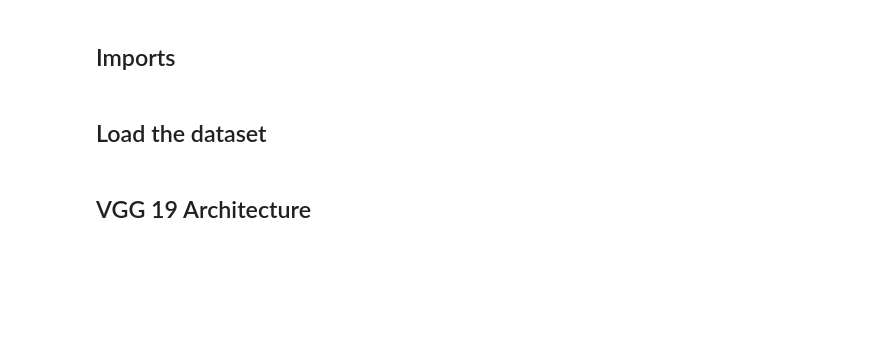
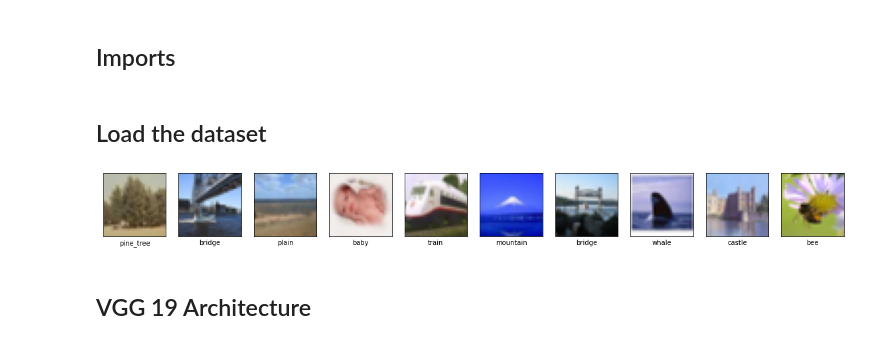
Before and after one commit to Lucs1590/vgg_bpca, a Jupyter notebook: notebooks/vgg_net.ipynb, the cells around one changed output. Drawn from its saved outputs; the diff is of its cells as text; code cells hidden in the pictures; blank space fills up the shorter version.

```diff
--- a/notebooks/vgg_net.ipynb
+++ b/notebooks/vgg_net.ipynb
@@ -11,0 +37,4 @@ We are trying to reproduce the results of the paper [1] and after we will try to
+# %%
+(X_train, y_train), (X_test, y_test) = cifar100.load_data()
+X_train = X_train / 255.0
+X_test = X_test / 255.0
@@ -12,3 +43,30 @@ We are trying to reproduce the results of the paper [1] and after we will try to
+# %%
+labels =  ['apple', 'aquarium_fish', 'baby', 'bear', 'beaver', 'bed', 'bee', 'beetle', 'bicycle', 'bottle', 'bowl', 'boy', 'bridge', 'bus', 'butterfly',
+           'camel', 'can', 'castle', 'caterpillar', 'cattle', 'chair', 'chimpanzee', 'clock', 'cloud', 'cockroach', 'couch', 'crab', 'crocodile', 'cup',
+           'dinosaur', 'dolphin', 'elephant', 'flatfish', 'forest', 'fox', 'girl', 'hamster', 'house', 'kangaroo', 'computer_keyboard',
+           'lamp', 'lawn_mower', 'leopard', 'lion', 'lizard', 'lobster', 'man', 'maple_tree', 'motorcycle', 'mountain', 'mouse', 'mushroom',
+           'oak_tree', 'orange', 'orchid', 'otter', 'palm_tree', 'pear', 'pickup_truck', 'pine_tree', 'plain', 'plate', 'poppy', 'porcupine', 'possum',
+           'rabbit', 'raccoon', 'ray', 'road', 'rocket', 'rose',
+           'sea', 'seal', 'shark', 'shrew', 'skunk', 'skyscraper', 'snail', 'snake', 'spider', 'squirrel', 'streetcar', 'sunflower', 'sweet_pepper',
+           'table', 'tank', 'telephone', 'television', 'tiger', 'tractor', 'train', 'trout', 'tulip', 'turtle',
+           'wardrobe', 'whale', 'willow_tree', 'wolf', 'woman', 'worm']
+# %%
+plt.figure(figsize=(20, 3))
+
+for i in range(10):
+    plt.subplot(1, 10, i + 1)
+    plt.xticks([])
+    plt.yticks([])
+    plt.grid(False)
+
+    numb = random.randint(0,len(X_train))
+
+    plt.imshow(X_train[numb], cmap="gray")
+    plt.xlabel(labels[y_train[numb].astype(int)[0]])
+
+plt.show()
+# %% [output]
+[figure, added]
 # %% [markdown]
 ## VGG 19 Architecture
 # %% [markdown]
```
Also changed, not shown: parts of 3 cells of this notebook.
